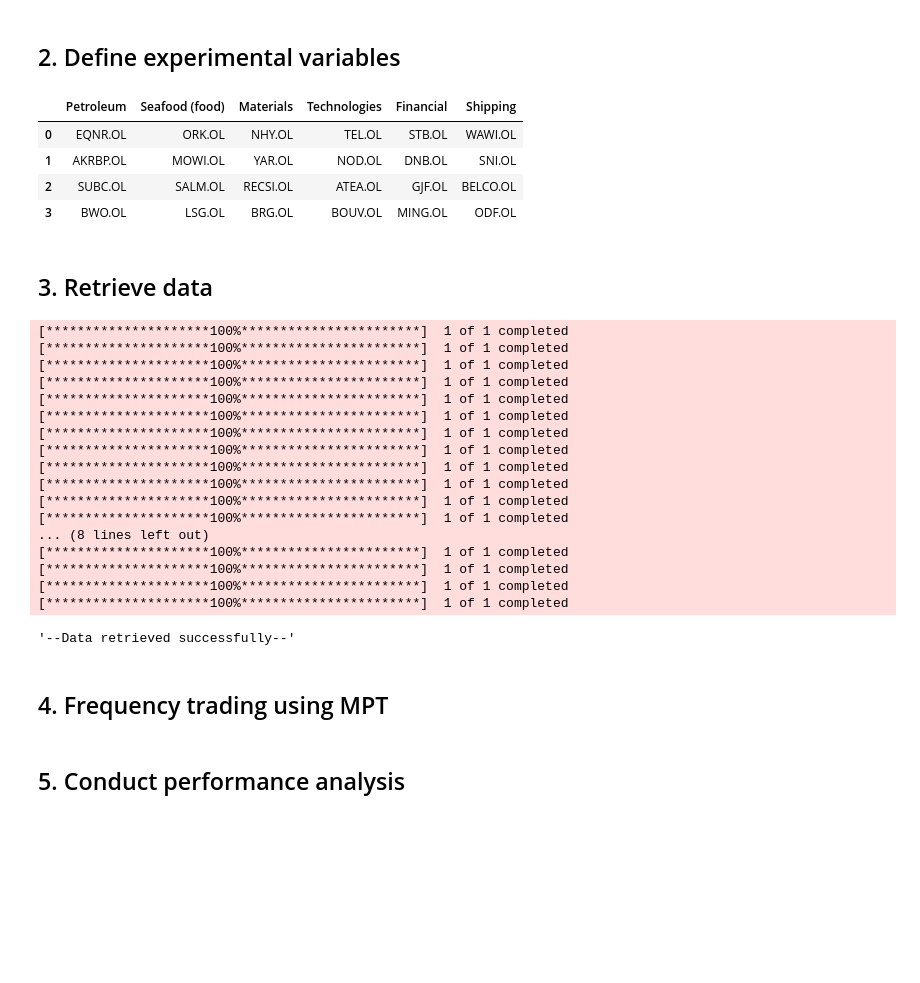
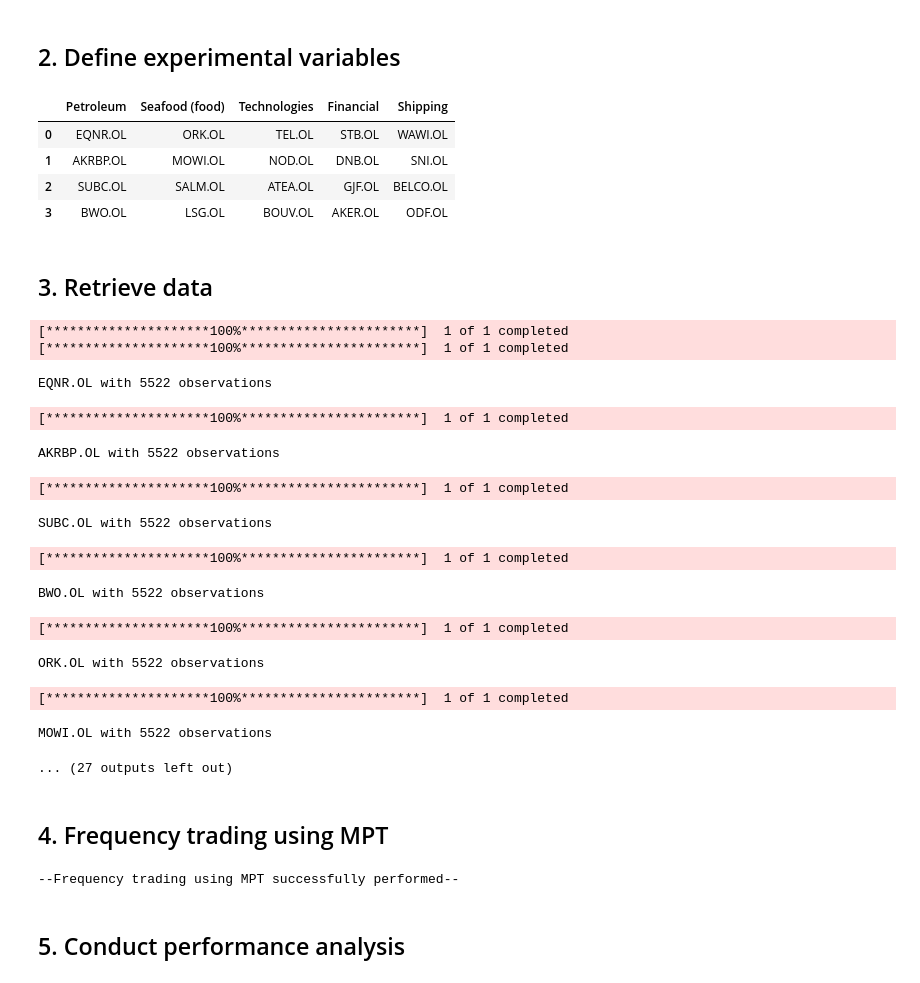
Before and after one commit to DataJakob/BBAN5000-Master-Thesis, a Jupyter notebook: src/testx2.ipynb, the cells around one changed output. Drawn from its saved outputs; the diff is of its cells as text; code cells hidden in the pictures; blank space fills up the shorter version.

```diff
--- a/src/testx2.ipynb
+++ b/src/testx2.ipynb
@@ -37,55 +43,51 @@ trading_n = 40
 # %%
 # Defining stock pool
 ticker_df =  pd.DataFrame()
-# ticker_df["Petroleum"] = ["EQNR.OL", "AKRBP.OL", ]
-# ticker_df["Seafood (food)"] = ["ORK.OL", "LSG.OL"]
 ticker_df["Petroleum"] = ["EQNR.OL", "AKRBP.OL", "SUBC.OL", "BWO.OL",]
 ticker_df["Seafood (food)"] = ["ORK.OL", "MOWI.OL", "SALM.OL", "LSG.OL"]
-ticker_df["Materials"] = ["NHY.OL", "YAR.OL", "RECSI.OL", "BRG.OL"]
+# ticker_df["Materials"] = ["NHY.OL", "YAR.OL", "RECSI.OL", "BRG.OL"]
 ticker_df["Technologies"] = ["TEL.OL", "NOD.OL", "ATEA.OL", "BOUV.OL"]
-ticker_df["Financial"] = ["STB.OL", "DNB.OL", "GJF.OL", "MING.OL"]
+ticker_df["Financial"] = ["STB.OL", "DNB.OL", "GJF.OL", "AKER.OL"]
 ticker_df["Shipping"] = ["WAWI.OL", "SNI.OL", "BELCO.OL", "ODF.OL"]
 ticker_df
 # %% [output]
-|  | Petroleum | Seafood (food) | Materials | Technologies | Financial | Shipping |
-| 0 | EQNR.OL | ORK.OL | NHY.OL | TEL.OL | STB.OL | WAWI.OL |
-| 1 | AKRBP.OL | MOWI.OL | YAR.OL | NOD.OL | DNB.OL | SNI.OL |
-| 2 | SUBC.OL | SALM.OL | RECSI.OL | ATEA.OL | GJF.OL | BELCO.OL |
-| 3 | BWO.OL | LSG.OL | BRG.OL | BOUV.OL | MING.OL | ODF.OL |
+|  | Petroleum | Seafood (food) | Technologies | Financial | Shipping |
+| 0 | EQNR.OL | ORK.OL | TEL.OL | STB.OL | WAWI.OL |
+| 1 | AKRBP.OL | MOWI.OL | NOD.OL | DNB.OL | SNI.OL |
+| 2 | SUBC.OL | SALM.OL | ATEA.OL | GJF.OL | BELCO.OL |
+| 3 | BWO.OL | LSG.OL | BOUV.OL | AKER.OL | ODF.OL |
 # %% [markdown]
 <h2> 3. Retrieve data </h2>
 # %%
 # Retrieve data from yf API: y-m-d
-data = DatRet(ticker_df, "2012-10-01", "2025-02-18")
+data = DatRet(ticker_df, "2013-01-01", "2024-01-01")
 
 # In function below, set log=True to check for data availability
-data.retrieve_data()
+data.retrieve_data(log=True)
 # %% [output]
 [*********************100%***********************]  1 of 1 completed
 [*********************100%***********************]  1 of 1 completed
-[*********************100%***********************]  1 of 1 completed
-[*********************100%***********************]  1 of 1 completed
-[*********************100%***********************]  1 of 1 completed
-[*********************100%***********************]  1 of 1 completed
-[*********************100%***********************]  1 of 1 completed
-[*********************100%***********************]  1 of 1 completed
-[*********************100%***********************]  1 of 1 completed
-[*********************100%***********************]  1 of 1 completed
-[*********************100%***********************]  1 of 1 completed
-[*********************100%***********************]  1 of 1 completed
-... (8 lines left out)
-[*********************100%***********************]  1 of 1 completed
-[*********************100%***********************]  1 of 1 completed
-[*********************100%***********************]  1 of 1 completed
-[*********************100%***********************]  1 of 1 completed
-'--Data retrieved successfully--'
+EQNR.OL with 5522 observations
+[*********************100%***********************]  1 of 1 completed
+AKRBP.OL with 5522 observations
+[*********************100%***********************]  1 of 1 completed
+SUBC.OL with 5522 observations
+[*********************100%***********************]  1 of 1 completed
+BWO.OL with 5522 observations
+[*********************100%***********************]  1 of 1 completed
+ORK.OL with 5522 observations
+[*********************100%***********************]  1 of 1 completed
+MOWI.OL with 5522 observations
+... (27 outputs left out)
 # %% [markdown]
 <h2> 4. Frequency trading using MPT </h2>
 # %%
 # Generate benchmark weights thorugh MPT using Sharpe ratio
-benchmark = MPT(data.returns, 3, trading_n)
+benchmark = MPT(data.returns, history_usage, trading_n)
 # IMPORTANT: In order to see  the effect of the weights, algo exclude last observation from optimization
 benchmark.frequency_optimizing()
+# %% [output]
+--Frequency trading using MPT successfully performed--
 # %% [markdown]
 <h2> 5. Conduct performance analysis </h2>
 # %%
```
Also changed, not shown: parts of 22 cells of this notebook, 1 other file.
